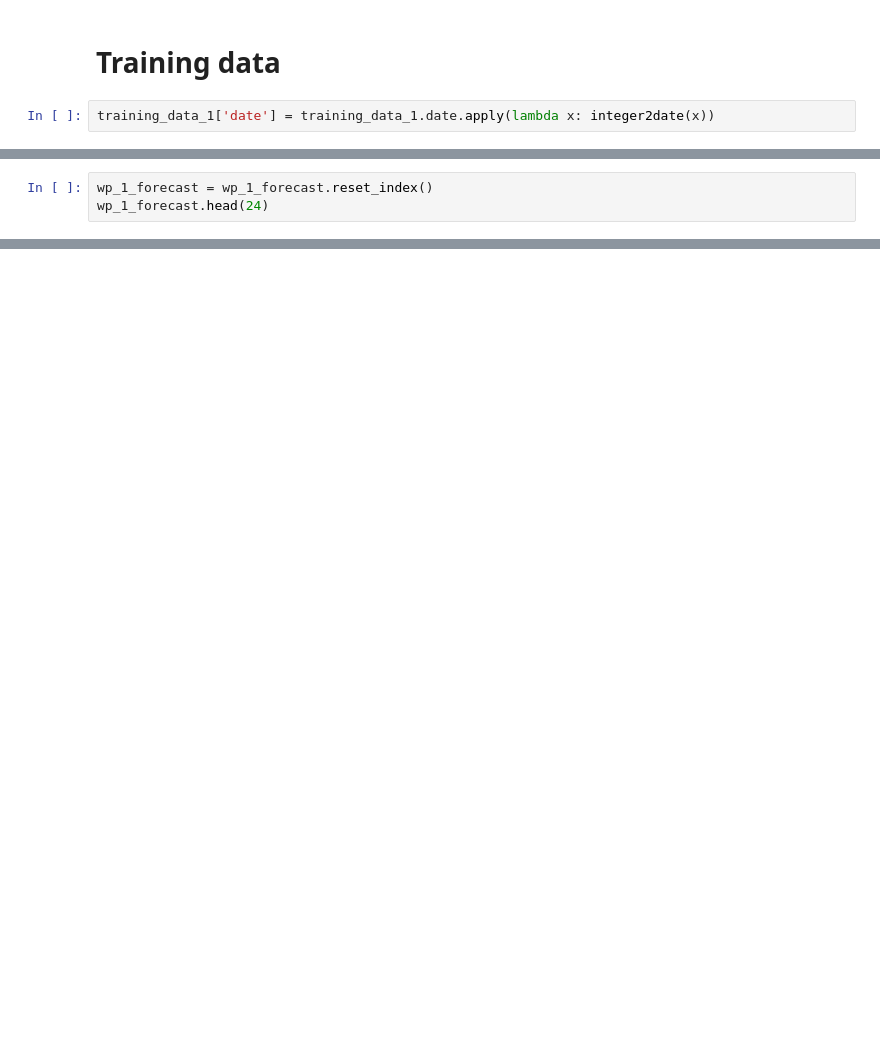
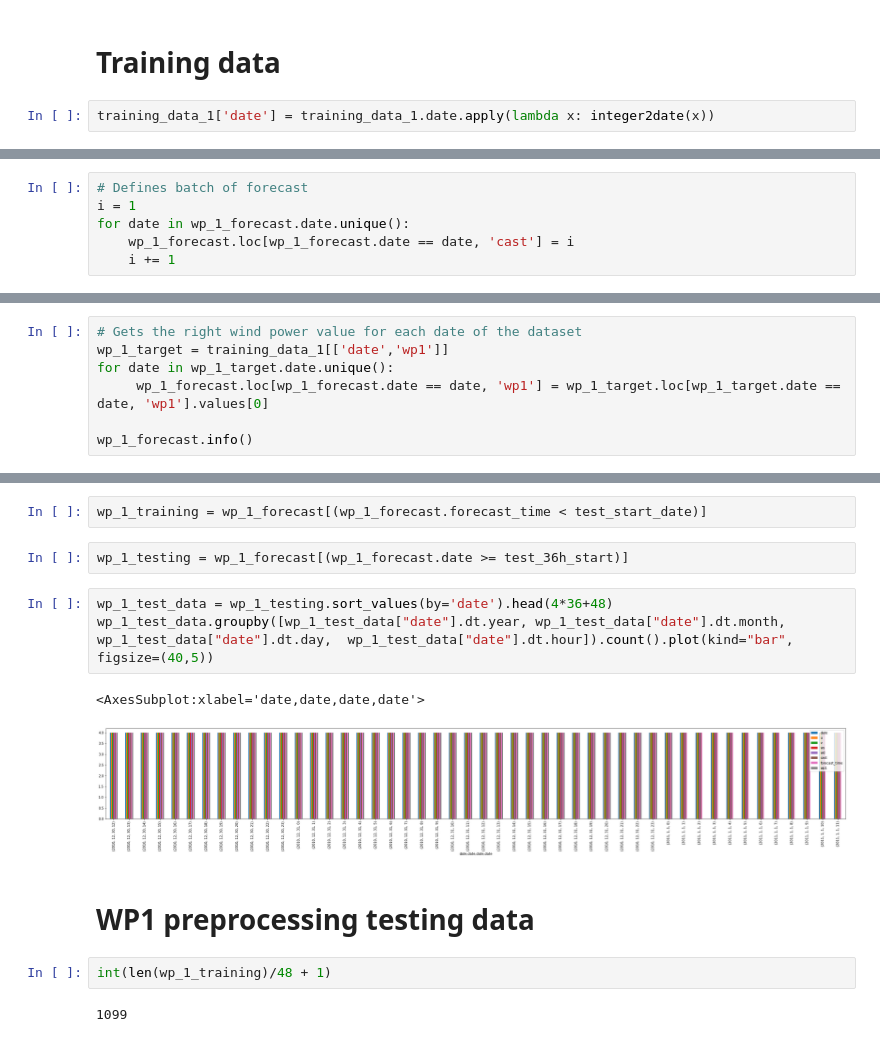
Before and after one commit to MorganeVives/DataChallenge_WP_phase2, a Jupyter notebook: EDA_MV.ipynb, the cells around one changed output, grey strips where cells are left out. Cells and saved outputs as stored; diff of their text form; blank space fills up the shorter version.

```diff
--- a/EDA_MV.ipynb
+++ b/EDA_MV.ipynb
@@ -121,3 +68,0 @@ wp_1_forecast = finding_batch_forecast(wp_1_forecast)
-# %%
-wp_1_forecast = wp_1_forecast.reset_index()
-wp_1_forecast.head(24)
@@ -177,0 +75,6 @@ wp_1_forecast[(wp_1_forecast.date >= test_start_date) & (wp_1_forecast.date <= t
+# %%
+# Defines batch of forecast
+i = 1
+for date in wp_1_forecast.date.unique():
+    wp_1_forecast.loc[wp_1_forecast.date == date, 'cast'] = i
+    i += 1
@@ -177,0 +97,7 @@ wp_1_forecast[(wp_1_forecast.date >= test_start_date) & (wp_1_forecast.date <= t
+# %%
+# Gets the right wind power value for each date of the dataset
+wp_1_target = training_data_1[['date','wp1']]
+for date in wp_1_target.date.unique():
+     wp_1_forecast.loc[wp_1_forecast.date == date, 'wp1'] = wp_1_target.loc[wp_1_target.date == date, 'wp1'].values[0]
+
+wp_1_forecast.info()
@@ -177,0 +124,16 @@ wp_1_forecast[(wp_1_forecast.date >= test_start_date) & (wp_1_forecast.date <= t
+# %%
+wp_1_training = wp_1_forecast[(wp_1_forecast.forecast_time < test_start_date)]
+# %%
+wp_1_testing = wp_1_forecast[(wp_1_forecast.date >= test_36h_start)]
+# %%
+wp_1_test_data = wp_1_testing.sort_values(by='date').head(4*36+48)
+wp_1_test_data.groupby([wp_1_test_data["date"].dt.year, wp_1_test_data["date"].dt.month, wp_1_test_data["date"].dt.day,  wp_1_test_data["date"].dt.hour]).count().plot(kind="bar", figsize=(40,5))
+# %% [output]
+<AxesSubplot:xlabel='date,date,date,date'>
+[figure, added]
+# %% [markdown]
+# WP1 preprocessing testing data
+# %%
+int(len(wp_1_training)/48 + 1)
+# %% [output]
+1099
```
Also changed, not shown: parts of 34 cells of this notebook, 1 other file.
